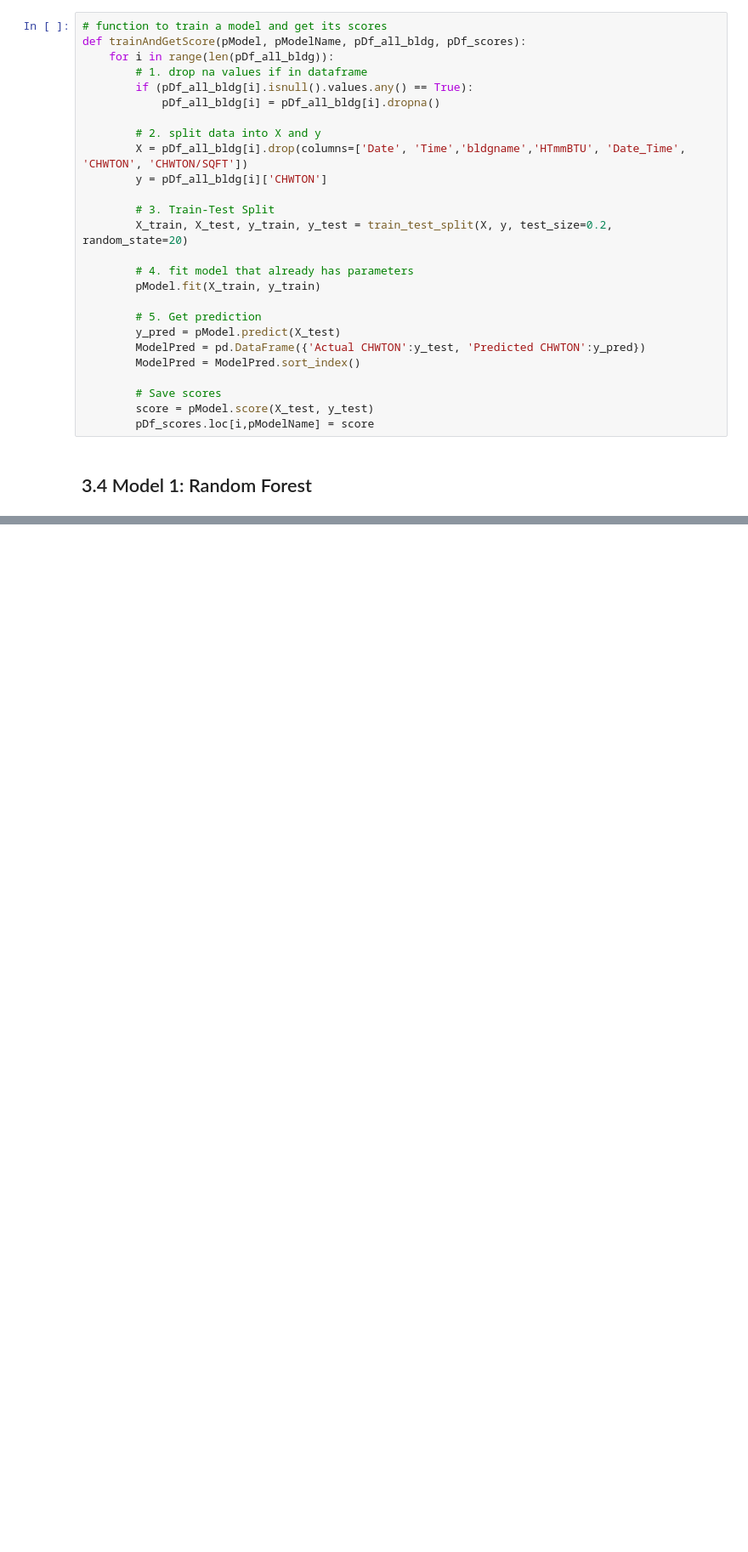
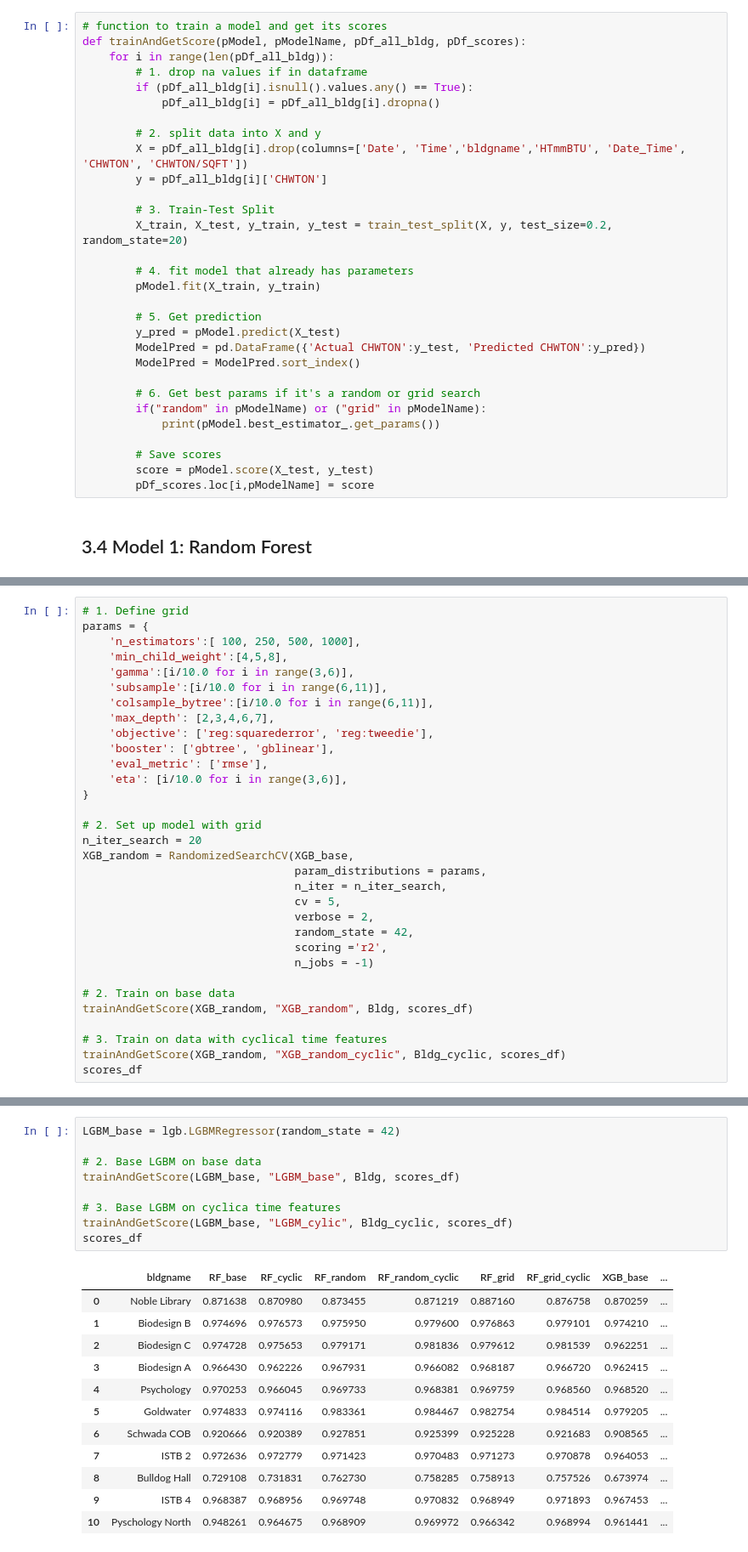
Before and after one commit to freecode23/microclimate-effects, a Jupyter notebook: microclimate_model/ML_Models2.ipynb, the cells around one changed output, grey strips where cells are left out. Shown at 85% size. Saved outputs shown, nothing was run; the diff lists cells and outputs as text; blank space fills up the shorter version.

Commit message:
add XGB and LGBM

```diff
--- a/microclimate_model/ML_Models2.ipynb
+++ b/microclimate_model/ML_Models2.ipynb
@@ -299,6 +289,10 @@ def trainAndGetScore(pModel, pModelName, pDf_all_bldg, pDf_scores):
         ModelPred = pd.DataFrame({'Actual CHWTON':y_test, 'Predicted CHWTON':y_pred})
         ModelPred = ModelPred.sort_index()
 
+        # 6. Get best params if it's a random or grid search
+        if("random" in pModelName) or ("grid" in pModelName):
+            print(pModel.best_estimator_.get_params())
+
         # Save scores
         score = pModel.score(X_test, y_test)
         pDf_scores.loc[i,pModelName] = score
@@ -355,0 +479,32 @@ scores_df
+# %%
+# 1. Define grid
+params = {
+    'n_estimators':[ 100, 250, 500, 1000],
+    'min_child_weight':[4,5,8],
+    'gamma':[i/10.0 for i in range(3,6)],
+    'subsample':[i/10.0 for i in range(6,11)],
+    'colsample_bytree':[i/10.0 for i in range(6,11)],
+    'max_depth': [2,3,4,6,7],
+    'objective': ['reg:squarederror', 'reg:tweedie'],
+    'booster': ['gbtree', 'gblinear'],
+    'eval_metric': ['rmse'],
+    'eta': [i/10.0 for i in range(3,6)],
+}
+
+# 2. Set up model with grid
+n_iter_search = 20
+XGB_random = RandomizedSearchCV(XGB_base,
+                                param_distributions = params,
+                                n_iter = n_iter_search,
+                                cv = 5,
+                                verbose = 2,
+                                random_state = 42,
+                                scoring ='r2',
+                                n_jobs = -1)
+
+# 2. Train on base data
+trainAndGetScore(XGB_random, "XGB_random", Bldg, scores_df)
+
+# 3. Train on data with cyclical time features
+trainAndGetScore(XGB_random, "XGB_random_cyclic", Bldg_cyclic, scores_df)
+scores_df
@@ -355,0 +592,22 @@ scores_df
+# %%
+LGBM_base = lgb.LGBMRegressor(random_state = 42)
+
+# 2. Base LGBM on base data
+trainAndGetScore(LGBM_base, "LGBM_base", Bldg, scores_df)
+
+# 3. Base LGBM on cyclica time features
+trainAndGetScore(LGBM_base, "LGBM_cylic", Bldg_cyclic, scores_df)
+scores_df
+# %% [output]
+|  | bldgname | RF_base | RF_cyclic | RF_random | RF_random_cyclic | RF_grid | RF_grid_cyclic | XGB_base | ... |
+| 0 | Noble Library | 0.871638 | 0.870980 | 0.873455 | 0.871219 | 0.887160 | 0.876758 | 0.870259 | ... |
+| 1 | Biodesign B | 0.974696 | 0.976573 | 0.975950 | 0.979600 | 0.976863 | 0.979101 | 0.974210 | ... |
+| 2 | Biodesign C | 0.974728 | 0.975653 | 0.979171 | 0.981836 | 0.979612 | 0.981539 | 0.962251 | ... |
+| 3 | Biodesign A | 0.966430 | 0.962226 | 0.967931 | 0.966082 | 0.968187 | 0.966720 | 0.962415 | ... |
+| 4 | Psychology | 0.970253 | 0.966045 | 0.969733 | 0.968381 | 0.969759 | 0.968560 | 0.968520 | ... |
+| 5 | Goldwater | 0.974833 | 0.974116 | 0.983361 | 0.984467 | 0.982754 | 0.984514 | 0.979205 | ... |
+| 6 | Schwada COB | 0.920666 | 0.920389 | 0.927851 | 0.925399 | 0.925228 | 0.921683 | 0.908565 | ... |
+| 7 | ISTB 2 | 0.972636 | 0.972779 | 0.971423 | 0.970483 | 0.971273 | 0.970878 | 0.964053 | ... |
+| 8 | Bulldog Hall | 0.729108 | 0.731831 | 0.762730 | 0.758285 | 0.758913 | 0.757526 | 0.673974 | ... |
+| 9 | ISTB 4 | 0.968387 | 0.968956 | 0.969748 | 0.970832 | 0.968949 | 0.971893 | 0.967453 | ... |
+| 10 | Pyschology North | 0.948261 | 0.964675 | 0.968909 | 0.969972 | 0.966342 | 0.968994 | 0.961441 | ... |
```
Also changed, not shown: parts of 25 cells of this notebook.
